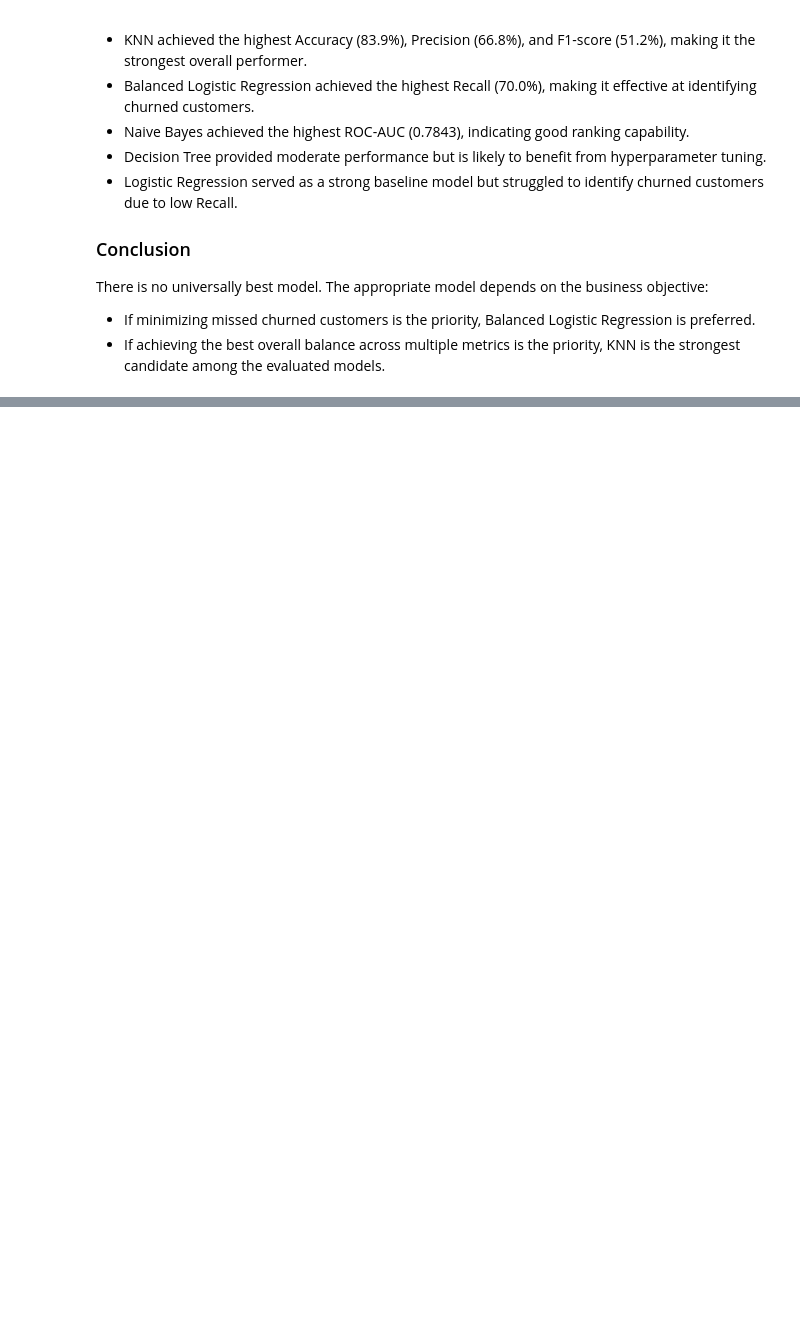
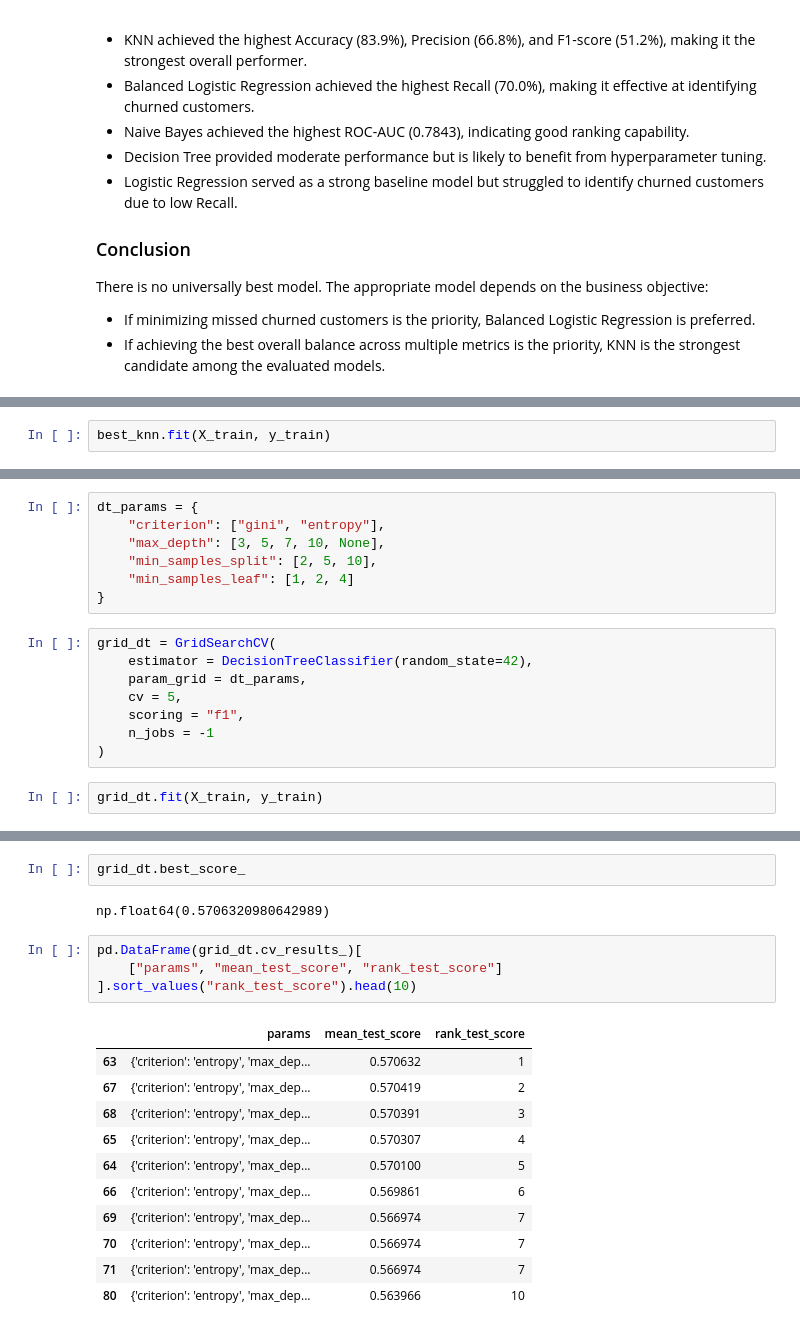
Before and after one commit to dattaemon247-art/customer-churn-prediction, a Jupyter notebook: notebooks/05_model_comparison.ipynb, the cells around one changed output, grey strips where cells are left out. Saved outputs shown, nothing was run; the diff lists cells and outputs as text; blank space fills up the shorter version.

```diff
--- a/notebooks/05_model_comparison.ipynb
+++ b/notebooks/05_model_comparison.ipynb
@@ -225,0 +301,2 @@ There is no universally best model. The appropriate model depends on the busines
+# %%
+best_knn.fit(X_train, y_train)
@@ -225,0 +333,17 @@ There is no universally best model. The appropriate model depends on the busines
+# %%
+dt_params = {
+    "criterion": ["gini", "entropy"],
+    "max_depth": [3, 5, 7, 10, None],
+    "min_samples_split": [2, 5, 10],
+    "min_samples_leaf": [1, 2, 4]
+}
+# %%
+grid_dt = GridSearchCV(
+    estimator = DecisionTreeClassifier(random_state=42),
+    param_grid = dt_params,
+    cv = 5,
+    scoring = "f1",
+    n_jobs = -1
+)
+# %%
+grid_dt.fit(X_train, y_train)
@@ -225,0 +364,20 @@ There is no universally best model. The appropriate model depends on the busines
+# %%
+grid_dt.best_score_
+# %% [output]
+np.float64(0.5706320980642989)
+# %%
+pd.DataFrame(grid_dt.cv_results_)[
+    ["params", "mean_test_score", "rank_test_score"]
+].sort_values("rank_test_score").head(10)
+# %% [output]
+|  | params | mean_test_score | rank_test_score |
+| 63 | {'criterion': 'entropy', 'max_dep... | 0.570632 | 1 |
+| 67 | {'criterion': 'entropy', 'max_dep... | 0.570419 | 2 |
+| 68 | {'criterion': 'entropy', 'max_dep... | 0.570391 | 3 |
+| 65 | {'criterion': 'entropy', 'max_dep... | 0.570307 | 4 |
+| 64 | {'criterion': 'entropy', 'max_dep... | 0.570100 | 5 |
+| 66 | {'criterion': 'entropy', 'max_dep... | 0.569861 | 6 |
+| 69 | {'criterion': 'entropy', 'max_dep... | 0.566974 | 7 |
+| 70 | {'criterion': 'entropy', 'max_dep... | 0.566974 | 7 |
+| 71 | {'criterion': 'entropy', 'max_dep... | 0.566974 | 7 |
+| 80 | {'criterion': 'entropy', 'max_dep... | 0.563966 | 10 |
```
Also changed, not shown: parts of 26 cells of this notebook.
